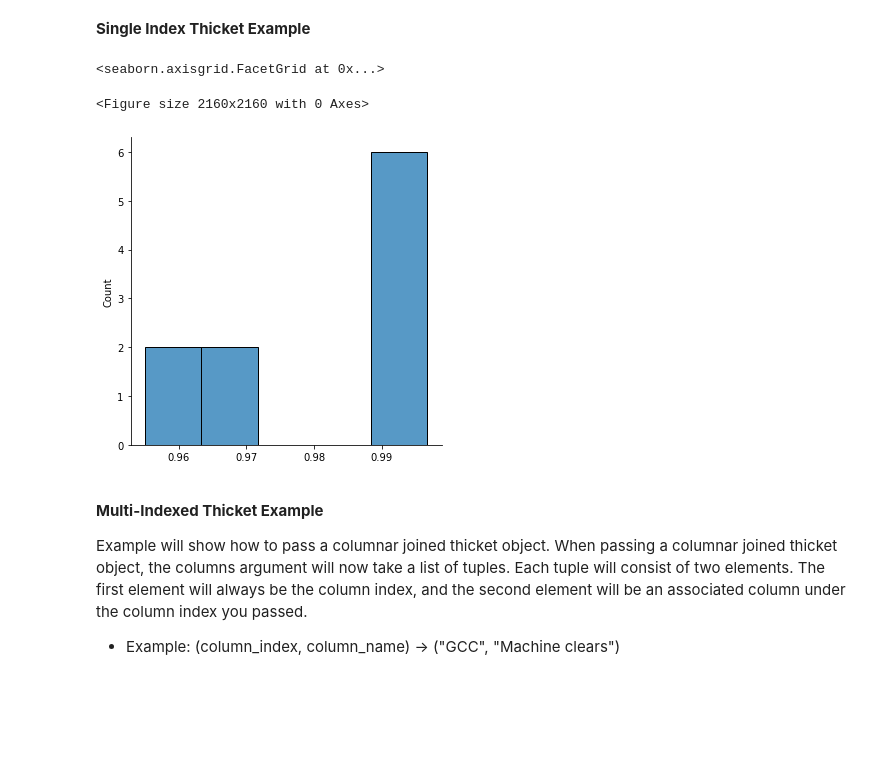
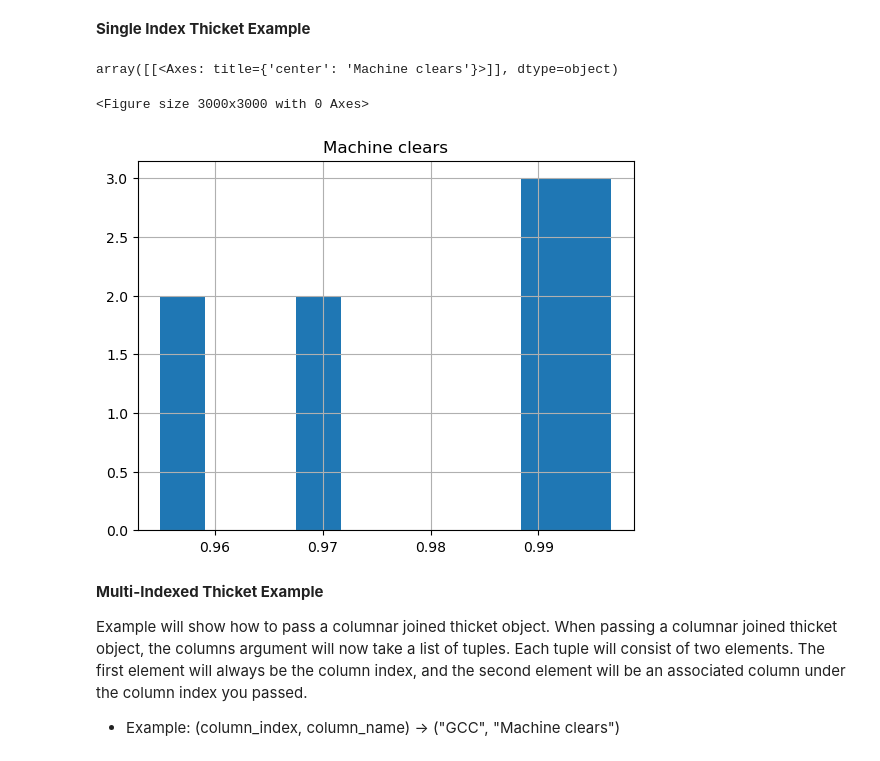
Before and after one commit to LLNL/thicket, a Jupyter notebook: docs/stats-functions.ipynb, the cells around one changed output. Cells and saved outputs as stored; diff of their text form; code cells hidden in the pictures; blank space fills up the shorter version.

Commit message:
copied new notebook from thicket tutorial aligning with new display_violinplot_thicket changes

```diff
--- a/docs/stats-functions.ipynb
+++ b/docs/stats-functions.ipynb
@@ -36,5 +37,5 @@ clang = "../data/quartz/clang14.0.6_BaseSeq_8388608/"
 gcc = "../data/quartz/GCC_10.3.1_BaseSeq_08388608/O3"
 
 # create thickets for each dataset originating from clang and gcc compilers
-clang_th = th.Thicket.from_caliperreader(clang)
-gcc_th = th.Thicket.from_caliperreader(gcc)
+clang_th = th.Thicket.from_caliperreader(clang, disable_tqdm=True)
+gcc_th = th.Thicket.from_caliperreader(gcc, disable_tqdm=True)
@@ -579,15 +567,15 @@ n = pd.unique(combined_th.dataframe.reset_index()["node"])[4]
 **Single Index Thicket Example**
 # %%
 plt.figure(figsize=(30, 30))
-th.display_histogram(
+th.stats.display_histogram(
     clang_th,
     node=n,
     column="Machine clears"
 )
 # %% [output]
-<seaborn.axisgrid.FacetGrid at 0x...>
+array([[<Axes: title={'center': 'Machine clears'}>]], dtype=object)
-<Figure size 2160x2160 with 0 Axes>
+<Figure size 3000x3000 with 0 Axes>
-[figure, old version]
+[figure, new version]
 # %% [markdown]
 **Multi-Indexed Thicket Example**
 
```
Also changed, not shown: parts of 58 cells of this notebook.
